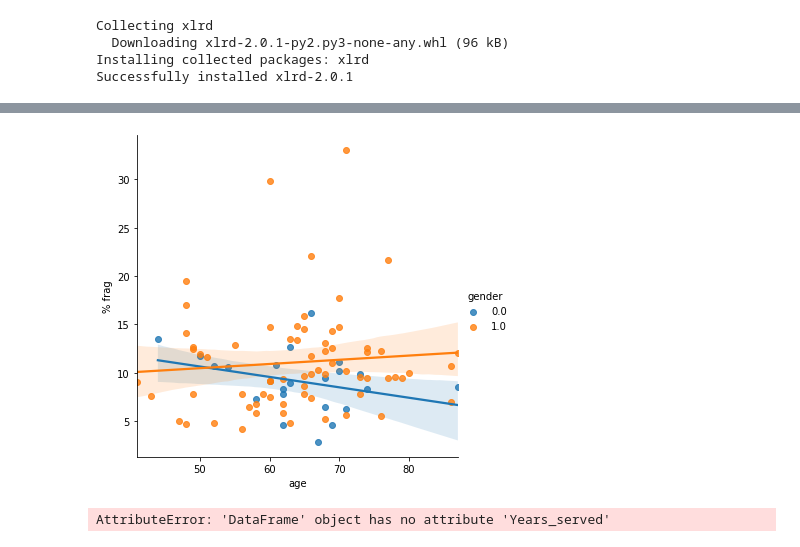
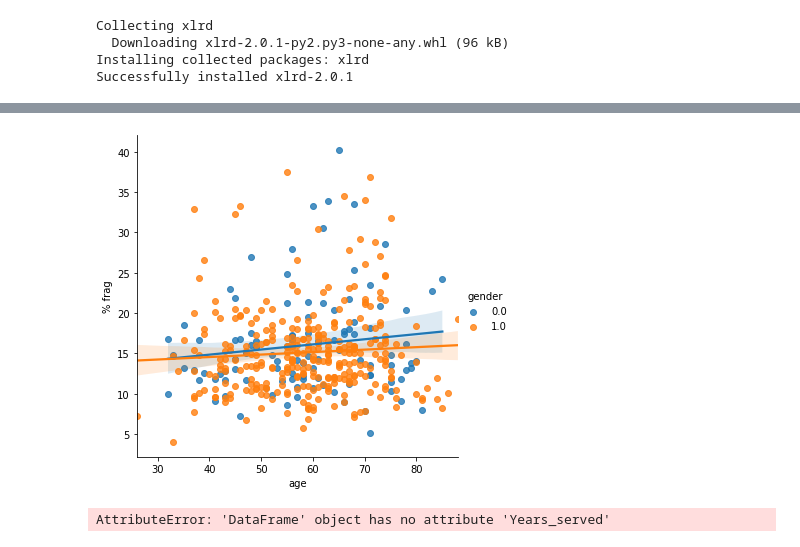
Before and after one commit to ancepsinfans/speeches, a Jupyter notebook: Analysis.ipynb, the cells around one changed output, grey strips where cells are left out. Saved outputs shown, nothing was run; the diff lists cells and outputs as text; code cells hidden in the pictures.

```diff
--- a/Analysis.ipynb
+++ b/Analysis.ipynb
@@ -209,3 +214,5 @@ senators['Partynum'] = party_list
+# %%
+repators = pd.read_csv('house2021.csv')
 # %%
 # makes dictionary from csv/txt
 def webster(file, type=1):
@@ -510,0 +451,25 @@ youngest
+# %%
+parpar = {'Republican':1,'Democratic':-1,'Independent':0}
+repators['Partynum'] = repators['Party'].map(parpar)
+# %%
+# SOME THOUGHTS -- I wonder if it would be worthwhile to (later, of course) also do a regional analysis.
+hdict = repators['Member'].values
+# repators data
+allreps = pd.read_pickle('allreps_2021.pkl')
+females = allreps[allreps['gender']==0]
+males = allreps[allreps['gender']==1]
+
+meanage = allreps['age'].mean()
+old = allreps[allreps['age']>meanage]
+young = allreps[allreps['age']<=meanage]
+
+partydic = pd.Series(repators.Partynum.values,index=repators.Member).to_dict()
+allreps['party'] = [partydic[x] for x in allreps['person']]
+republicans = allreps[allreps['party']==1]
+democrats = allreps[allreps['party']==-1]
+independents = allreps[allreps['party']==0]
+dems_and_ind = allreps[allreps['party']<1]
+
+# Averaging each repator
+repsavg = allreps.groupby('person').mean()
+repsavg.columns
@@ -511,10 +495,10 @@ youngest
 # %%
-sensavg['age_bin'] = pd.cut(sensavg['age'], np.arange(int(sensavg['age'].min()),int(sensavg['age'].max()),step=20))
+repsavg['age_bin'] = pd.cut(repsavg['age'], np.arange(int(repsavg['age'].min()),int(repsavg['age'].max()),step=20))
 g = sns.lmplot(
-    data=sensavg,
+    data=repsavg,
     x='age',
     y='% frag',
     hue='gender')
 # %% [output]
-[figure, old version]
+[figure, new version]
 # %%
```
Also changed, not shown: parts of 9 cells of this notebook, 9 other files.
